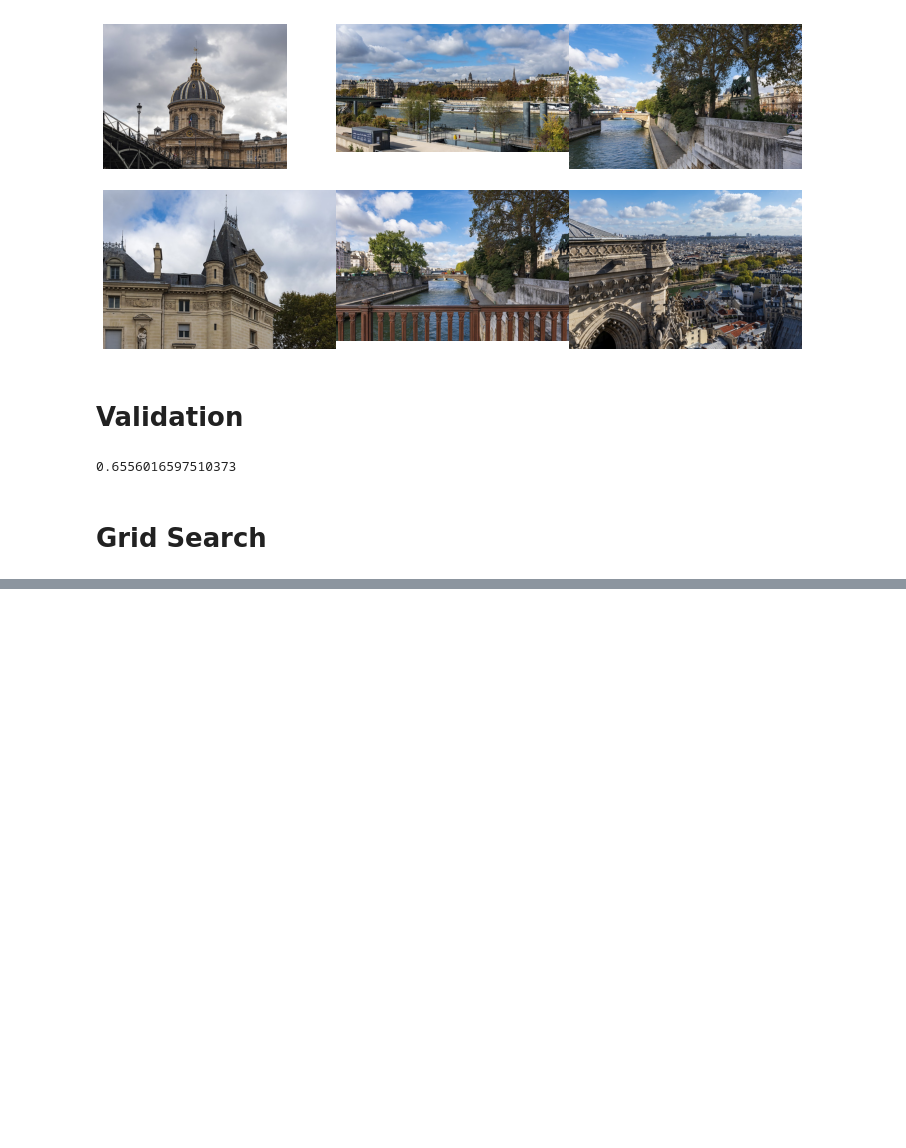
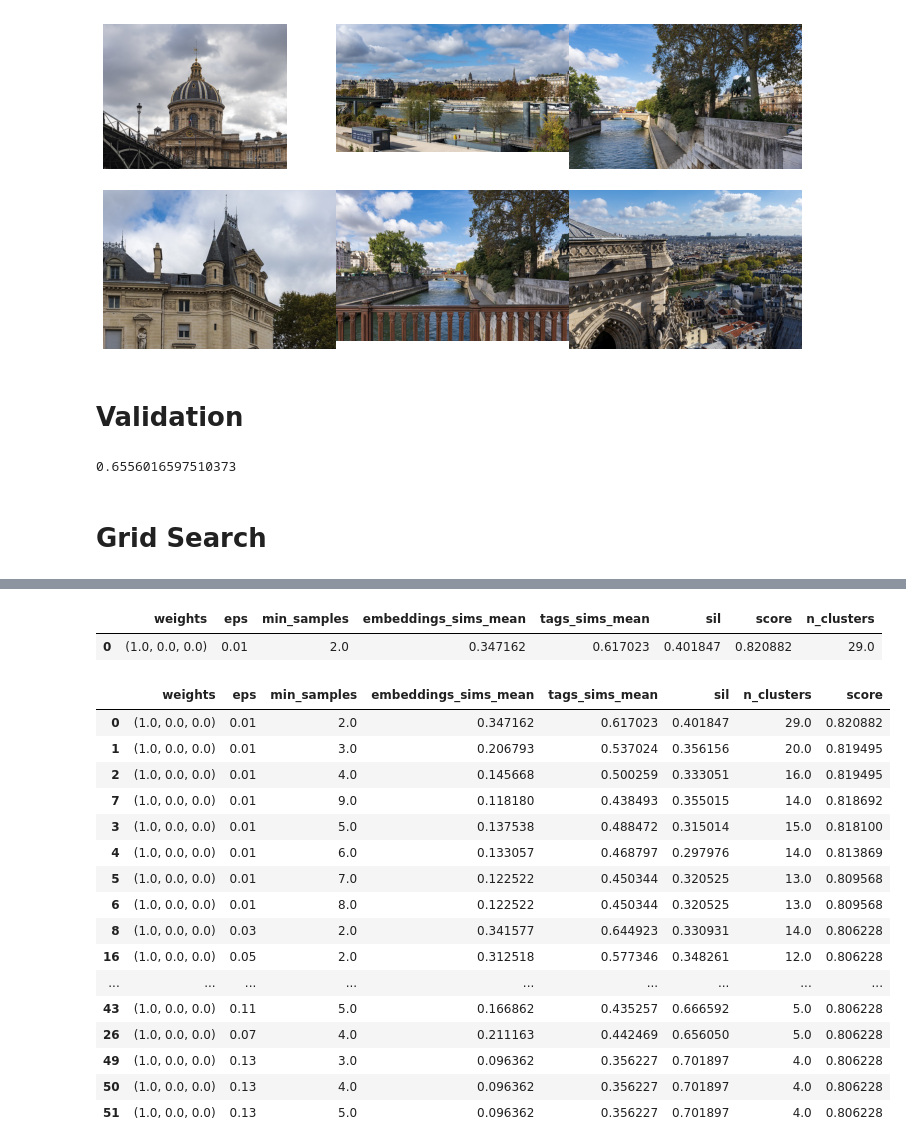
Before and after one commit to sylvainma/Explorify, a Jupyter notebook: explorify/clustering/clustering.ipynb, the cells around one changed output, grey strips where cells are left out. Cells and saved outputs as stored; diff of their text form; code cells hidden in the pictures; blank space fills up the shorter version.

```diff
--- a/explorify/clustering.ipynb
+++ b/explorify/clustering/clustering.ipynb
@@ -31,7 +33,7 @@ flickr_api.set_keys(api_key=api_key, api_secret=api_secret)
 # Multifeature DBSCAN
 # %%
 params = {
-    "dataset": LoadDataset("./data/paris_1000.h5"),
+    "dataset": LoadDataset("../data/paris_1000.h5"),
     "model": VGG16(-5),
     "weights": (0.33, 0.33, 1-2*0.33),
     #"weights": (0.5, 0.5, 0.0),
@@ -102,8 +104,9 @@ score(model.labels, model.idx, val_set)
 # Grid Search
 # %%
 cnn_model = VGG16(-5)
-dataset = LoadDataset("./data/paris_1000.h5")
+dataset = LoadDataset("../data/paris_1000.h5")
 max_data = 500
+val_set = get_all_annotation(glob.glob("../data/annotations/annotations_*.csv")).values.tolist()
 # %%
 grid_params = [
     {"dataset": dataset, "model": cnn_model, "weights": (1.0, 0.0, 0.0), "max_data": max_data, "verbose": False},
@@ -111,9 +114,6 @@ grid_params = [
     # {"dataset": dataset, "model": cnn_model, "weights": (0.0, 0.0, 1.0), "max_data": max_data, "verbose": False},
     # {"dataset": dataset, "model": cnn_model, "weights": (0.33, 0.33, 1-2*0.33), "max_data": max_data, "verbose": False},
 ]
-
-val_set_df = get_all_annotation()
-val_set = val_set_df.values.tolist()
 
 results = pd.DataFrame()
 search_space = list(product(grid_params, np.arange(0.01, 0.20, 0.02), np.arange(2, 10, 1)))
@@ -125,12 +125,8 @@ for i, candidate in enumerate(search_space):
     model = MultiFeatureDBSCAN(**params)
     model.fit()
     metrics = model.results()
-    label_of_id = {int(model.idx[i]): label for i, label in enumerate(model.labels)}
-    y_true, y_pred = get_y_true_pred(label_of_id, val_set)
     metrics.update({
-        "accuracy_score": accuracy_score(y_true, y_pred),
-        "balanced_accuracy_score": balanced_accuracy_score(y_true, y_pred),
-        "f1_score": f1_score(y_true, y_pred)
+        "score": score(model.labels, model.idx, val_set),
     })
     metrics.update(params)
     results = results.append(metrics, ignore_index=True)
@@ -147,10 +154,31 @@ results["embeddings_sims_mean"] = results["embeddings_sims"].apply(lambda sims:
 results["tags_sims_mean"] = results["tags_sims"].apply(lambda sims: np.mean([v for _,v in sims.items()]))
 
 best = results\
-    .sort_values(by=["balanced_accuracy_score", "n_clusters", "sil", "embeddings_sims_mean", "tags_sims_mean"], ascending=False)\
+    .sort_values(by=["score", "n_clusters", "sil", "embeddings_sims_mean", "tags_sims_mean"], ascending=False)\
     .groupby("weights").head(1)
-best[["weights", "eps", "min_samples", "embeddings_sims_mean", "tags_sims_mean", "sil", "balanced_accuracy_score", "n_clusters"]]
+best[["weights", "eps", "min_samples", "embeddings_sims_mean", "tags_sims_mean", "sil", "score", "n_clusters"]]
+# %% [output]
+|  | weights | eps | min_samples | embeddings_sims_mean | tags_sims_mean | sil | score | n_clusters |
+| 0 | (1.0, 0.0, 0.0) | 0.01 | 2.0 | 0.347162 | 0.617023 | 0.401847 | 0.820882 | 29.0 |
 # %%
-results[results["weights"] == (0.33, 0.33, 0.33999999999999997)]\
-    .sort_values(by=["balanced_accuracy_score", "n_clusters", "sil", "embeddings_sims_mean", "tags_sims_mean"], ascending=False)\
-    [["weights", "eps", "min_samples", "embeddings_sims_mean", "tags_sims_mean", "sil", "n_clusters", "balanced_accuracy_score"]].head(30)
+results[results["weights"] == (1.0, 0.0, 0.0)]\
+    .sort_values(by=["score", "n_clusters", "sil", "embeddings_sims_mean", "tags_sims_mean"], ascending=False)\
+    [["weights", "eps", "min_samples", "embeddings_sims_mean", "tags_sims_mean", "sil", "n_clusters", "score"]].head(30)
+# %% [output]
+|  | weights | eps | min_samples | embeddings_sims_mean | tags_sims_mean | sil | n_clusters | score |
+| 0 | (1.0, 0.0, 0.0) | 0.01 | 2.0 | 0.347162 | 0.617023 | 0.401847 | 29.0 | 0.820882 |
+| 1 | (1.0, 0.0, 0.0) | 0.01 | 3.0 | 0.206793 | 0.537024 | 0.356156 | 20.0 | 0.819495 |
+| 2 | (1.0, 0.0, 0.0) | 0.01 | 4.0 | 0.145668 | 0.500259 | 0.333051 | 16.0 | 0.819495 |
+| 7 | (1.0, 0.0, 0.0) | 0.01 | 9.0 | 0.118180 | 0.438493 | 0.355015 | 14.0 | 0.818692 |
+| 3 | (1.0, 0.0, 0.0) | 0.01 | 5.0 | 0.137538 | 0.488472 | 0.315014 | 15.0 | 0.818100 |
+| 4 | (1.0, 0.0, 0.0) | 0.01 | 6.0 | 0.133057 | 0.468797 | 0.297976 | 14.0 | 0.813869 |
+| 5 | (1.0, 0.0, 0.0) | 0.01 | 7.0 | 0.122522 | 0.450344 | 0.320525 | 13.0 | 0.809568 |
+| 6 | (1.0, 0.0, 0.0) | 0.01 | 8.0 | 0.122522 | 0.450344 | 0.320525 | 13.0 | 0.809568 |
+| 8 | (1.0, 0.0, 0.0) | 0.03 | 2.0 | 0.341577 | 0.644923 | 0.330931 | 14.0 | 0.806228 |
+| 16 | (1.0, 0.0, 0.0) | 0.05 | 2.0 | 0.312518 | 0.577346 | 0.348261 | 12.0 | 0.806228 |
+| ... | ... | ... | ... | ... | ... | ... | ... | ... |
+| 43 | (1.0, 0.0, 0.0) | 0.11 | 5.0 | 0.166862 | 0.435257 | 0.666592 | 5.0 | 0.806228 |
+| 26 | (1.0, 0.0, 0.0) | 0.07 | 4.0 | 0.211163 | 0.442469 | 0.656050 | 5.0 | 0.806228 |
+| 49 | (1.0, 0.0, 0.0) | 0.13 | 3.0 | 0.096362 | 0.356227 | 0.701897 | 4.0 | 0.806228 |
+| 50 | (1.0, 0.0, 0.0) | 0.13 | 4.0 | 0.096362 | 0.356227 | 0.701897 | 4.0 | 0.806228 |
+| 51 | (1.0, 0.0, 0.0) | 0.13 | 5.0 | 0.096362 | 0.356227 | 0.701897 | 4.0 | 0.806228 |
```
Also changed, not shown: parts of 3 cells of this notebook, 3 other files.
